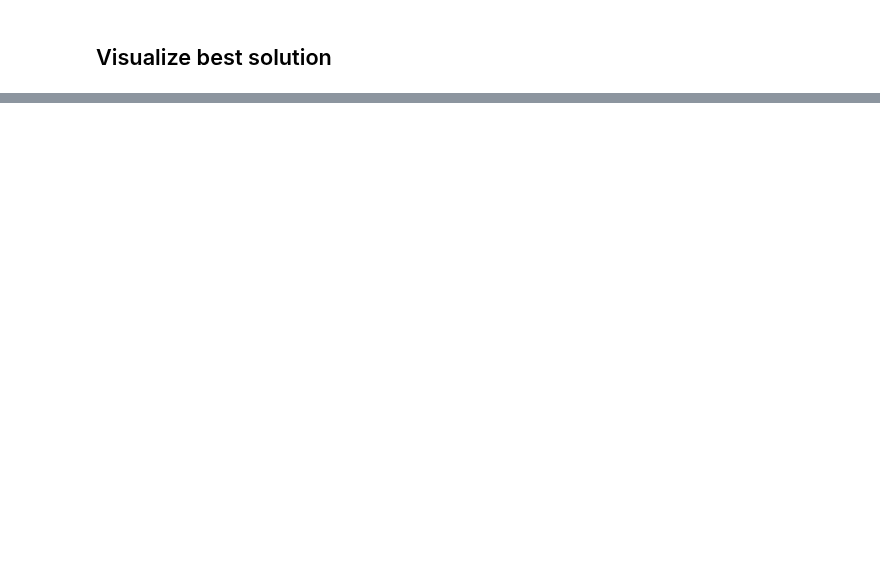
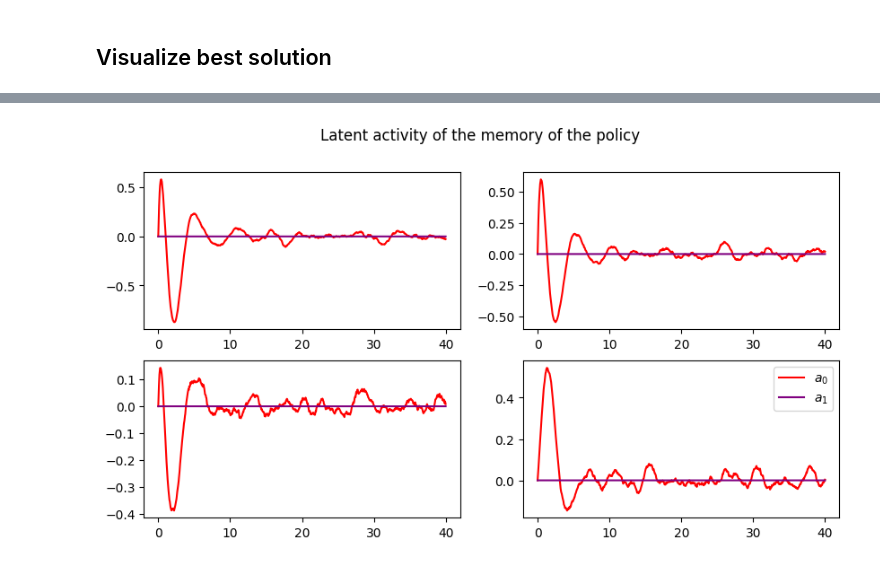
Before and after one commit to sdevries0/Kozax, a Jupyter notebook: examples/example_notebooks/control_with_memory_SHO.ipynb, the cells around one changed output, grey strips where cells are left out. Saved outputs shown, nothing was run; the diff lists cells and outputs as text; code cells hidden in the pictures; blank space fills up the shorter version.

```diff
--- a/examples/example_notebooks/control_with_memory_SHO.ipynb
+++ b/examples/example_notebooks/control_with_memory_SHO.ipynb
@@ -243,0 +245,12 @@ plt.show()
+# %%
+fig, ax = plt.subplots(2, 2, figsize=(10, 5))
+ax = ax.ravel()
+for i in range(4):
+    ax[i].plot(ts, activities[i,:,0], label="$a_0$", color = "red")
+    ax[i].plot(ts, activities[i,:,1], label="$a_1$", color = "purple")
+
+plt.suptitle("Latent activity of the memory of the policy")
+plt.legend(loc="best")
+plt.show()
+# %% [output]
+[figure, added]
```
Also changed, not shown: parts of 2 cells of this notebook, 4 other files.
